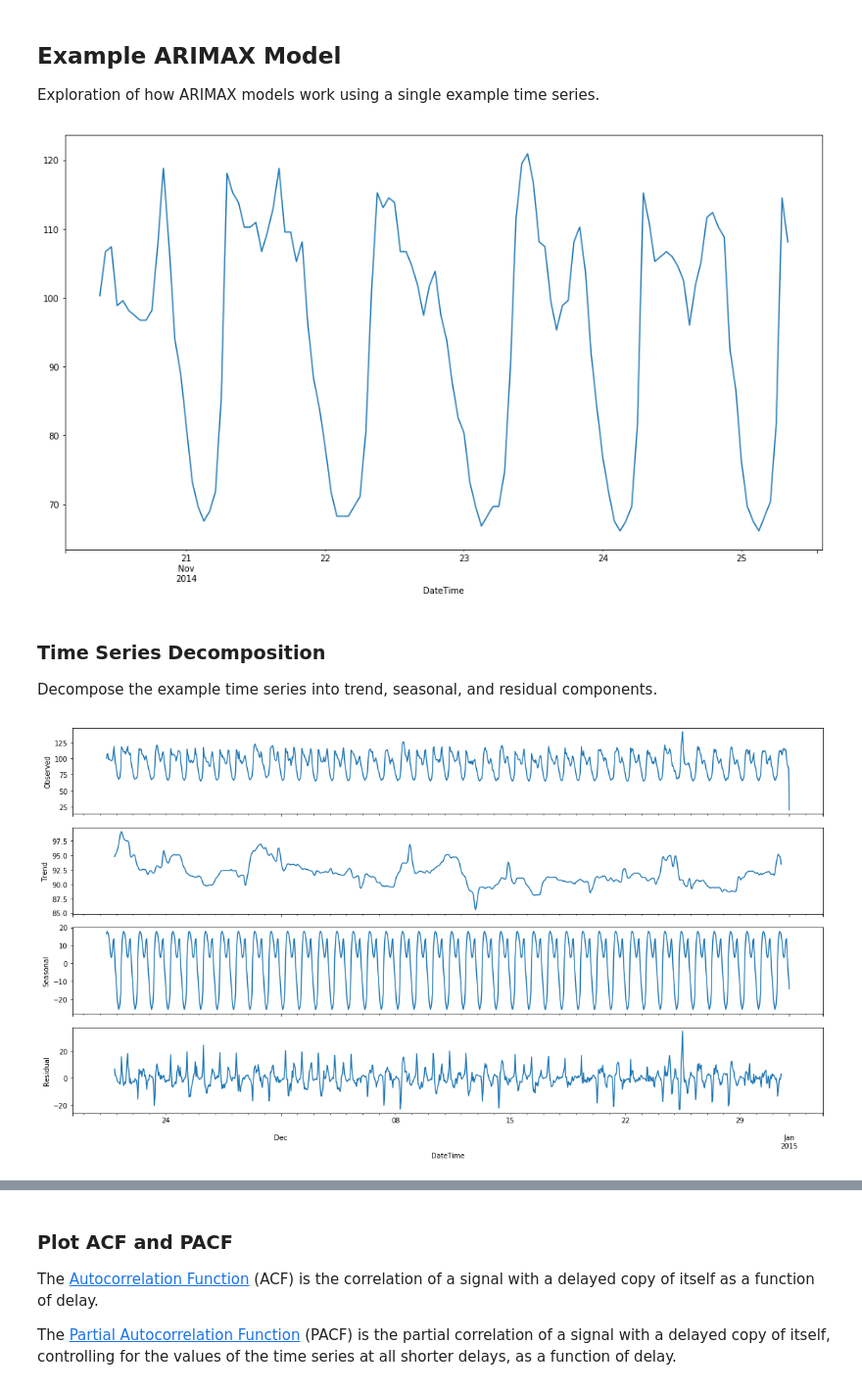
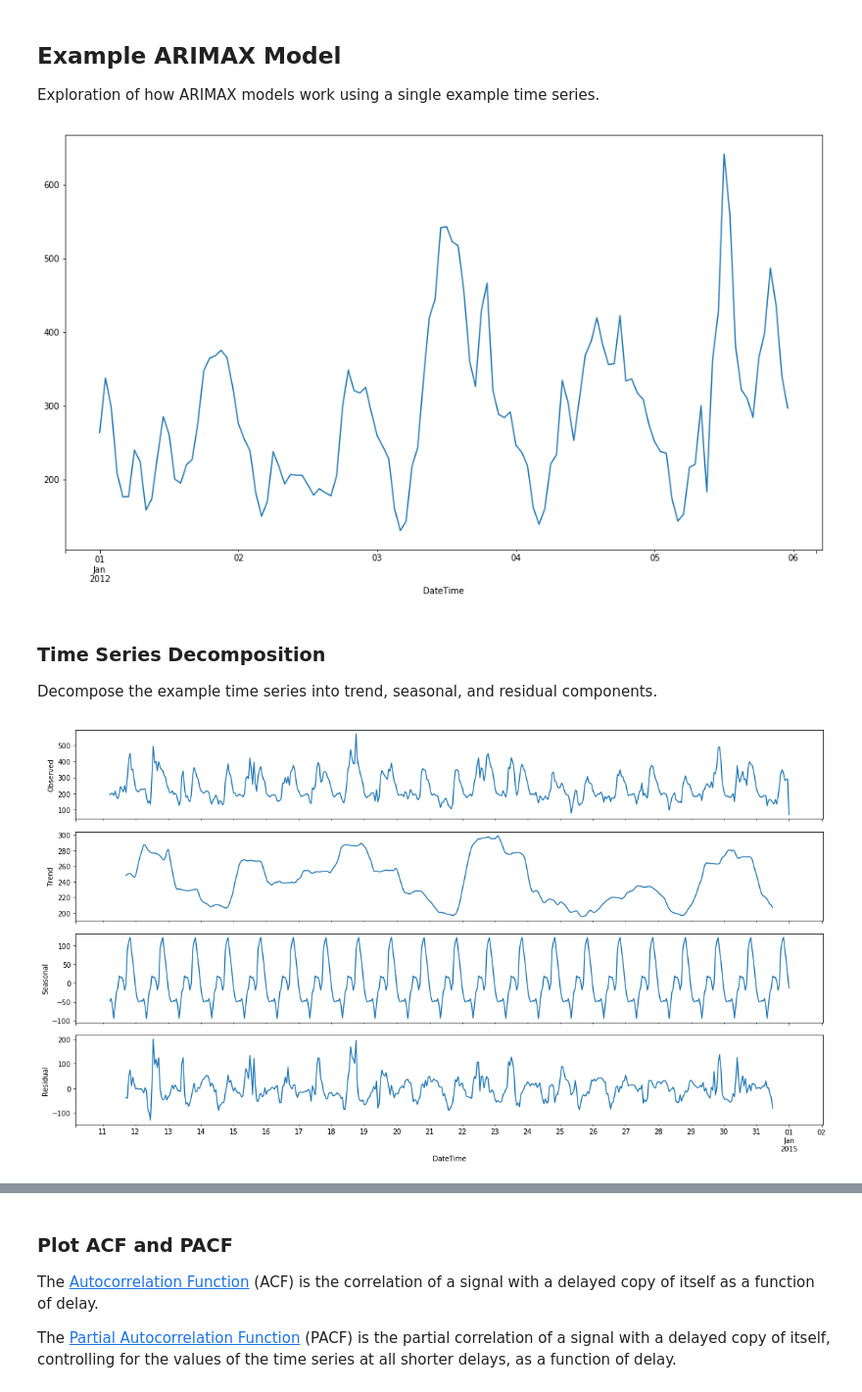
Before and after one commit to AidanCooper/forecasting, a Jupyter notebook: ARIMAX/household-electricity-consumption.ipynb, the cells around one changed output, grey strips where cells are left out. Shown at 98% size. Cells and saved outputs as stored; diff of their text form; code cells hidden in the pictures.

```diff
--- a/ARIMAX/household-electricity-consumption.ipynb
+++ b/ARIMAX/household-electricity-consumption.ipynb
@@ -21,7 +21,7 @@ pd.options.display.max_columns = 999
 # %% [markdown]
 ## Load Dataset
 # %%
-hec = pd.read_csv('../datasets/household-electricity.csv', parse_dates=[0])
-print(hec.shape)
-hec.head()
+df = pd.read_csv('../datasets/household-electricity.csv', parse_dates=[0], index_col='DateTime')
+print(df.shape)
+df.head()
 # %% [output]
@@ -61,19 +59,19 @@ def calc_sMASE(training_series, testing_series, prediction_series, seasonality=2
 
 Exploration of how ARIMAX models work using a single example time series.
 # %%
-example_household = 'household_1'
-df_ex = hec.set_index('DateTime').loc[:, example_household]
+ts_ex = 'ts10'
+df_ex = df.loc[:, ts_ex]
 
 # Plot data from first five days
 df_ex.iloc[:24*5].plot();
 # %% [output]
-[figure, old version]
+[figure, new version]
 # %% [markdown]
 ### Time Series Decomposition
 
 Decompose the example time series into trend, seasonal, and residual components.
 # %%
-fig = seasonal_decompose(df_ex, model='additive').plot()
+fig = seasonal_decompose(df_ex.iloc[-500:], model='additive').plot()
 # %% [output]
-[figure, old version]
+[figure, new version]
 # %% [markdown]
```
Also changed, not shown: parts of 35 cells of this notebook, 7 other files.
